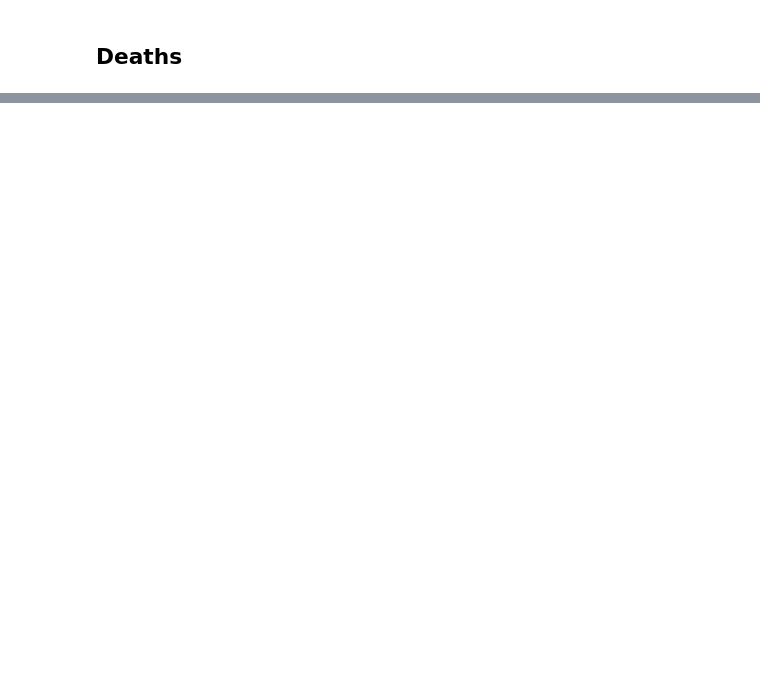
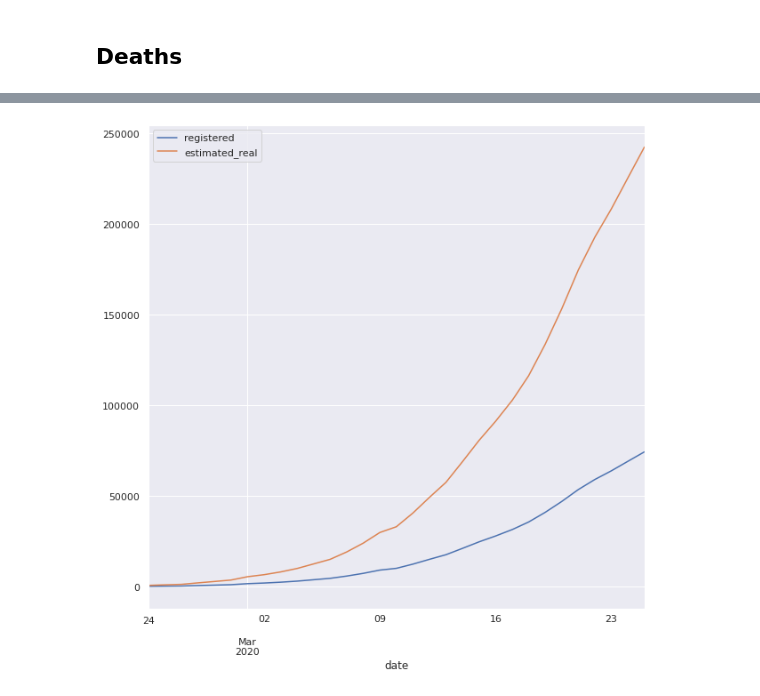
Before and after one commit to GuidoBallabio/COVID-19, a Jupyter notebook: National Trend.ipynb, the cells around one changed output, grey strips where cells are left out. Drawn from its saved outputs; the diff is of its cells as text; code cells hidden in the pictures; blank space fills up the shorter version.

Commit message:
Add bias corrected infections

```diff
--- a/National Trend.ipynb
+++ b/National Trend.ipynb
@@ -142,0 +167,3 @@ Plateau: 66702
+# %%
+df_by_age['infections'] = (df_by_age.deaths * (100 / df_by_age.fatality)).fillna(0).astype(int)
+df_by_age
@@ -142,0 +182,3 @@ Plateau: 66702
+# %%
+df_by_age.loc[20, "infections"] = int(df_by_age.infections.sum() / 95 * 5)
+df_by_age
@@ -142,0 +197,2 @@ Plateau: 66702
+# %%
+ratio = df_by_age.infections.sum() / df.loc["25-03-2020", "totale_casi"]
@@ -142,0 +201,3 @@ Plateau: 66702
+# %%
+est_df = pd.DataFrame({"registered": df.totale_casi, "estimated_real": (ratio * df.totale_casi).astype(int)}, index=df.index)
+est_df.tail()
@@ -142,0 +212,4 @@ Plateau: 66702
+# %%
+est_df.plot();
+# %% [output]
+[figure, added]
```
Also changed, not shown: parts of 14 cells of this notebook.
